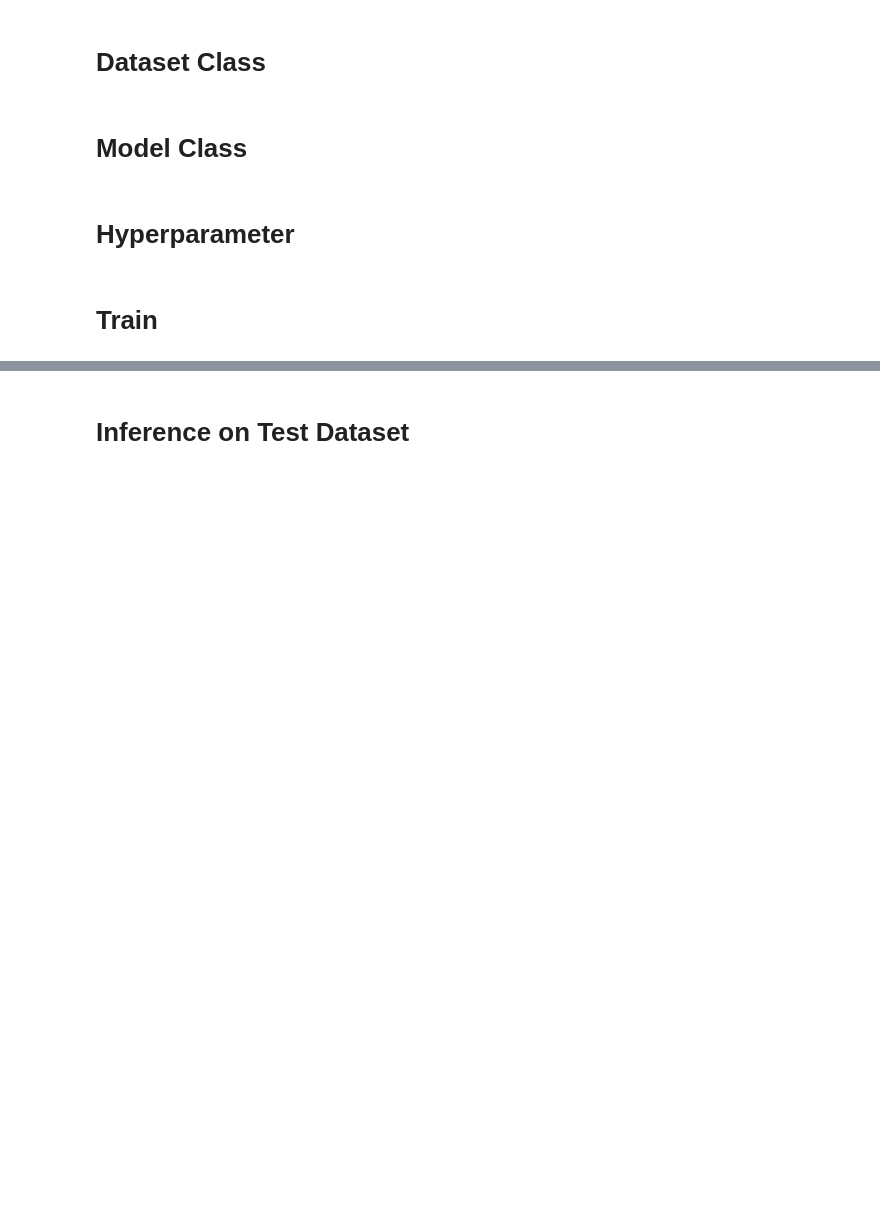
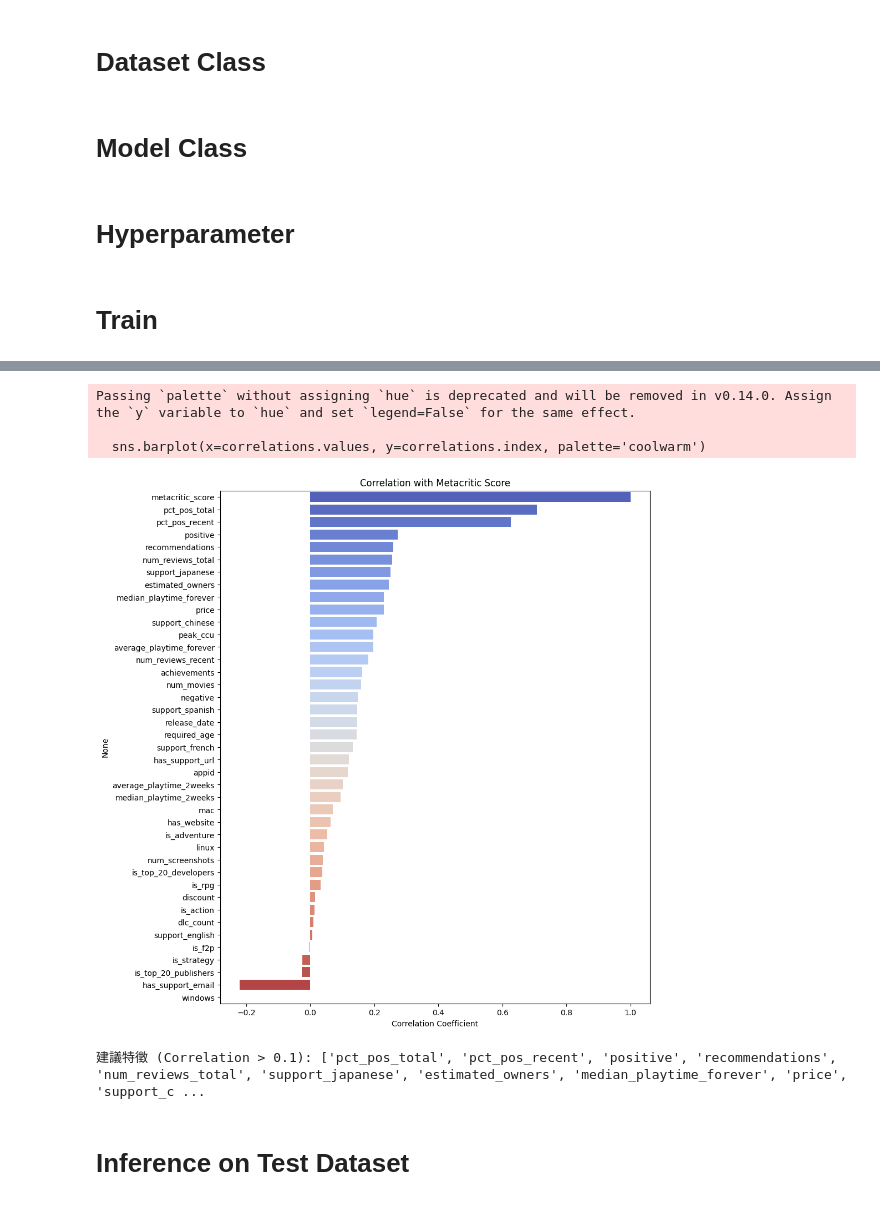
Before and after one commit to tisuama/LLM-Learning, a Jupyter notebook: GenAI_ML_HW5_Regression.ipynb, the cells around one changed output, grey strips where cells are left out. Saved outputs shown, nothing was run; the diff lists cells and outputs as text; code cells hidden in the pictures; blank space fills up the shorter version.

```diff
--- a/GenAI_ML_HW5_Regression.ipynb
+++ b/GenAI_ML_HW5_Regression.ipynb
@@ -273,3 +304,30 @@ plt.show()
+# %%
+import seaborn as sns
+import matplotlib.pyplot as plt
+
+# 1. 獲取所有數值特徵與目標值的 DataFrame
+corr_df = train_df.select_dtypes(include=['number'])
+
+# 2. 計算與 metacritic_score 的相關係數
+correlations = corr_df.corr()['metacritic_score'].sort_values(ascending=False)
+
+# 3. 繪圖視覺化
+plt.figure(figsize=(10, 12))
+sns.barplot(x=correlations.values, y=correlations.index, palette='coolwarm')
+plt.title('Correlation with Metacritic Score')
+plt.xlabel('Correlation Coefficient')
+plt.show()
+
+# 4. 列出建議的特徵 (絕對值大於 0.1)
+strong_features = correlations[abs(correlations) > 0.1].index.tolist()
+if 'metacritic_score' in strong_features: strong_features.remove('metacritic_score')
+print("建議特徵 (Correlation > 0.1):", strong_features)
+# %% [output]
+Passing `palette` without assigning `hue` is deprecated and will be removed in v0.14.0. Assign the `y` variable to `hue` and set `legend=False` for the same effect.
+
+  sns.barplot(x=correlations.values, y=correlations.index, palette='coolwarm')
+[figure, added]
+建議特徵 (Correlation > 0.1): ['pct_pos_total', 'pct_pos_recent', 'positive', 'recommendations', 'num_reviews_total', 'support_japanese', 'estimated_owners', 'median_playtime_forever', 'price', 'support_c ...
 # %% [markdown]
 # Inference on Test Dataset
 # %%
```
Also changed, not shown: parts of 8 cells of this notebook.
